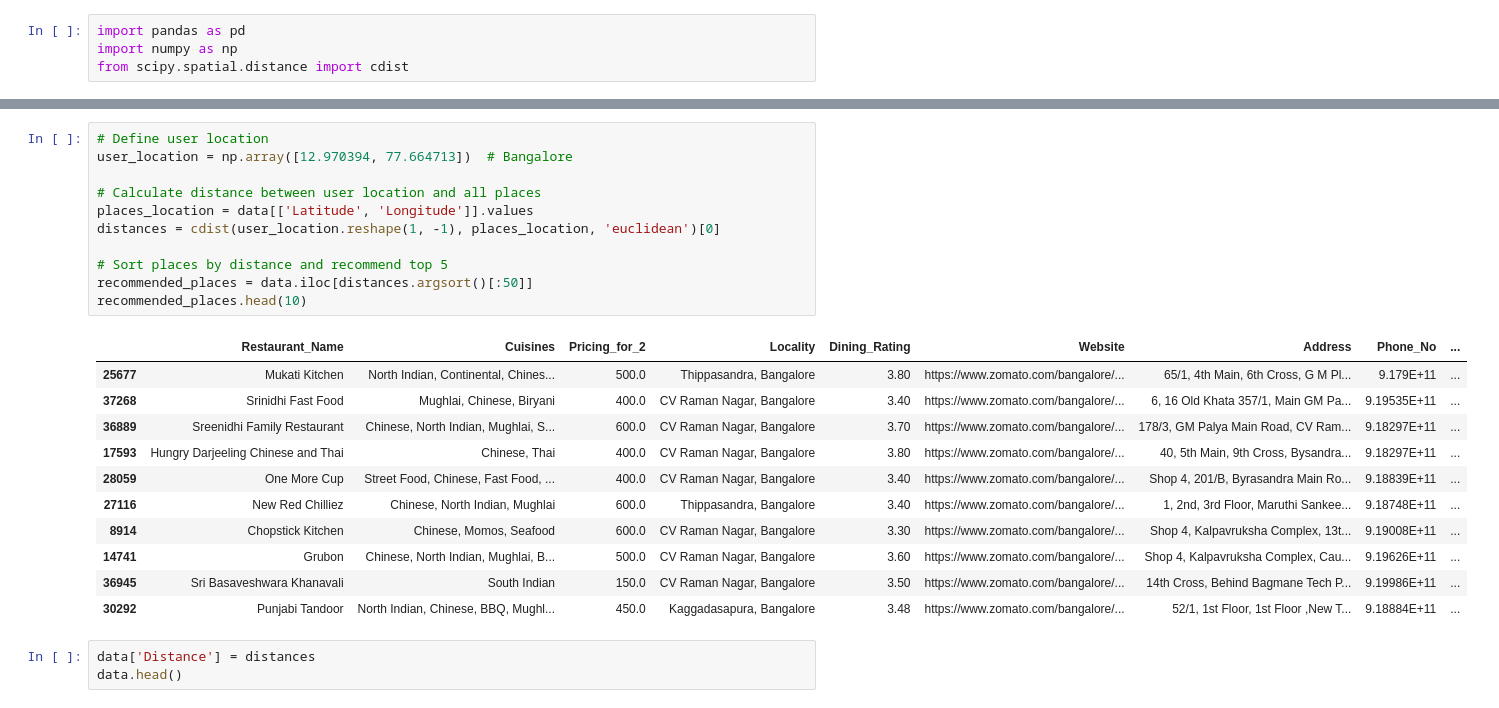
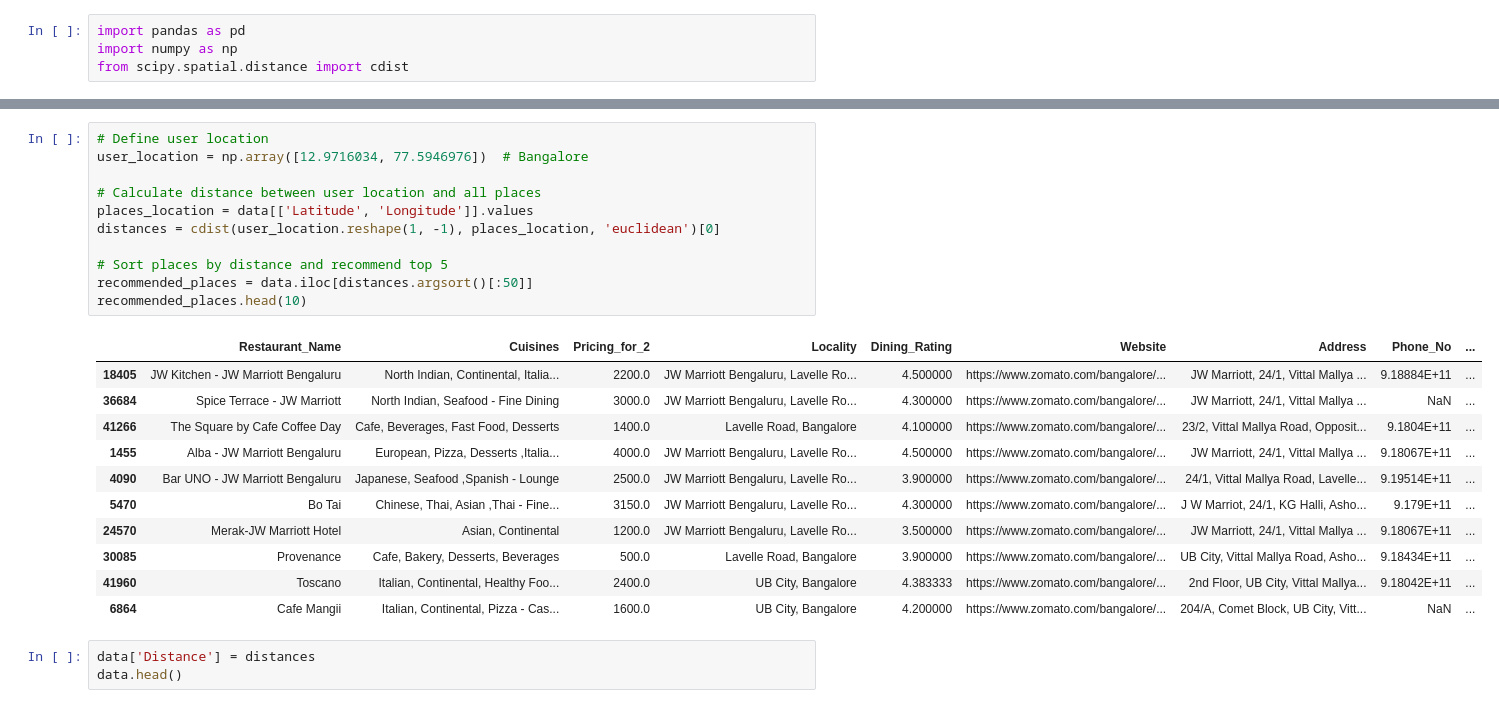
Before and after one commit to ushifali/final-23, a Jupyter notebook: Content_Based_Filtering_Restaurants.ipynb, the cells around one changed output, grey strips where cells are left out. Cells and saved outputs as stored; diff of their text form.

```diff
--- a/Content_Based_Filtering_Restaurants.ipynb
+++ b/Content_Based_Filtering_Restaurants.ipynb
@@ -33,27 +33,27 @@ data.head(20)
 | 19 | .Peg Bar - Radisson Blu Hotel | Finger Food - Lounge | 2500.0 | Radisson Blu Hotel, Rajguru Nagar... | 3.90 | https://www.zomato.com/ludhiana/p... | Radisson Blu Hotel, MBD Neopolis ... | NaN | ... |
 # %%
 # Define user location
-user_location = np.array([12.970394, 77.664713])  # Bangalore
+user_location = np.array([12.9716034, 77.5946976])  # Bangalore
 
 # Calculate distance between user location and all places
 places_location = data[['Latitude', 'Longitude']].values
 distances = cdist(user_location.reshape(1, -1), places_location, 'euclidean')[0]
 
 # Sort places by distance and recommend top 5
 recommended_places = data.iloc[distances.argsort()[:50]]
 recommended_places.head(10)
 # %% [output]
 |  | Restaurant_Name | Cuisines | Pricing_for_2 | Locality | Dining_Rating | Website | Address | Phone_No | ... |
-| 25677 | Mukati Kitchen | North Indian, Continental, Chines... | 500.0 | Thippasandra, Bangalore | 3.80 | https://www.zomato.com/bangalore/... | 65/1, 4th Main, 6th Cross, G M Pl... | 9.179E+11 | ... |
-| 37268 | Srinidhi Fast Food | Mughlai, Chinese, Biryani | 400.0 | CV Raman Nagar, Bangalore | 3.40 | https://www.zomato.com/bangalore/... | 6, 16 Old Khata 357/1, Main GM Pa... | 9.19535E+11 | ... |
-| 36889 | Sreenidhi Family Restaurant | Chinese, North Indian, Mughlai, S... | 600.0 | CV Raman Nagar, Bangalore | 3.70 | https://www.zomato.com/bangalore/... | 178/3, GM Palya Main Road, CV Ram... | 9.18297E+11 | ... |
-| 17593 | Hungry Darjeeling Chinese and Thai | Chinese, Thai | 400.0 | CV Raman Nagar, Bangalore | 3.80 | https://www.zomato.com/bangalore/... | 40, 5th Main, 9th Cross, Bysandra... | 9.18297E+11 | ... |
-| 28059 | One More Cup | Street Food, Chinese, Fast Food, ... | 400.0 | CV Raman Nagar, Bangalore | 3.40 | https://www.zomato.com/bangalore/... | Shop 4, 201/B, Byrasandra Main Ro... | 9.18839E+11 | ... |
-| 27116 | New Red Chilliez | Chinese, North Indian, Mughlai | 600.0 | Thippasandra, Bangalore | 3.40 | https://www.zomato.com/bangalore/... | 1, 2nd, 3rd Floor, Maruthi Sankee... | 9.18748E+11 | ... |
-| 8914 | Chopstick Kitchen | Chinese, Momos, Seafood | 600.0 | CV Raman Nagar, Bangalore | 3.30 | https://www.zomato.com/bangalore/... | Shop 4, Kalpavruksha Complex, 13t... | 9.19008E+11 | ... |
-| 14741 | Grubon | Chinese, North Indian, Mughlai, B... | 500.0 | CV Raman Nagar, Bangalore | 3.60 | https://www.zomato.com/bangalore/... | Shop 4, Kalpavruksha Complex, Cau... | 9.19626E+11 | ... |
-| 36945 | Sri Basaveshwara Khanavali | South Indian | 150.0 | CV Raman Nagar, Bangalore | 3.50 | https://www.zomato.com/bangalore/... | 14th Cross, Behind Bagmane Tech P... | 9.19986E+11 | ... |
-| 30292 | Punjabi Tandoor | North Indian, Chinese, BBQ, Mughl... | 450.0 | Kaggadasapura, Bangalore | 3.48 | https://www.zomato.com/bangalore/... | 52/1, 1st Floor, 1st Floor ,New T... | 9.18884E+11 | ... |
+| 18405 | JW Kitchen - JW Marriott Bengaluru | North Indian, Continental, Italia... | 2200.0 | JW Marriott Bengaluru, Lavelle Ro... | 4.500000 | https://www.zomato.com/bangalore/... | JW Marriott, 24/1, Vittal Mallya ... | 9.18884E+11 | ... |
+| 36684 | Spice Terrace - JW Marriott | North Indian, Seafood - Fine Dining | 3000.0 | JW Marriott Bengaluru, Lavelle Ro... | 4.300000 | https://www.zomato.com/bangalore/... | JW Marriott, 24/1, Vittal Mallya ... | NaN | ... |
+| 41266 | The Square by Cafe Coffee Day | Cafe, Beverages, Fast Food, Desserts | 1400.0 | Lavelle Road, Bangalore | 4.100000 | https://www.zomato.com/bangalore/... | 23/2, Vittal Mallya Road, Opposit... | 9.1804E+11 | ... |
+| 1455 | Alba - JW Marriott Bengaluru | European, Pizza, Desserts ,Italia... | 4000.0 | JW Marriott Bengaluru, Lavelle Ro... | 4.500000 | https://www.zomato.com/bangalore/... | JW Marriott, 24/1, Vittal Mallya ... | 9.18067E+11 | ... |
+| 4090 | Bar UNO - JW Marriott Bengaluru | Japanese, Seafood ,Spanish - Lounge | 2500.0 | JW Marriott Bengaluru, Lavelle Ro... | 3.900000 | https://www.zomato.com/bangalore/... | 24/1, Vittal Mallya Road, Lavelle... | 9.19514E+11 | ... |
+| 5470 | Bo Tai | Chinese, Thai, Asian ,Thai - Fine... | 3150.0 | JW Marriott Bengaluru, Lavelle Ro... | 4.300000 | https://www.zomato.com/bangalore/... | J W Marriot, 24/1, KG Halli, Asho... | 9.179E+11 | ... |
+| 24570 | Merak-JW Marriott Hotel | Asian, Continental | 1200.0 | JW Marriott Bengaluru, Lavelle Ro... | 3.500000 | https://www.zomato.com/bangalore/... | JW Marriott, 24/1, Vittal Mallya ... | 9.18067E+11 | ... |
+| 30085 | Provenance | Cafe, Bakery, Desserts, Beverages | 500.0 | Lavelle Road, Bangalore | 3.900000 | https://www.zomato.com/bangalore/... | UB City, Vittal Mallya Road, Asho... | 9.18434E+11 | ... |
+| 41960 | Toscano | Italian, Continental, Healthy Foo... | 2400.0 | UB City, Bangalore | 4.383333 | https://www.zomato.com/bangalore/... | 2nd Floor, UB City, Vittal Mallya... | 9.18042E+11 | ... |
+| 6864 | Cafe Mangii | Italian, Continental, Pizza - Cas... | 1600.0 | UB City, Bangalore | 4.200000 | https://www.zomato.com/bangalore/... | 204/A, Comet Block, UB City, Vitt... | NaN | ... |
 # %%
 data['Distance'] = distances
 data.head()
```
Also changed, not shown: parts of 2 cells of this notebook.
